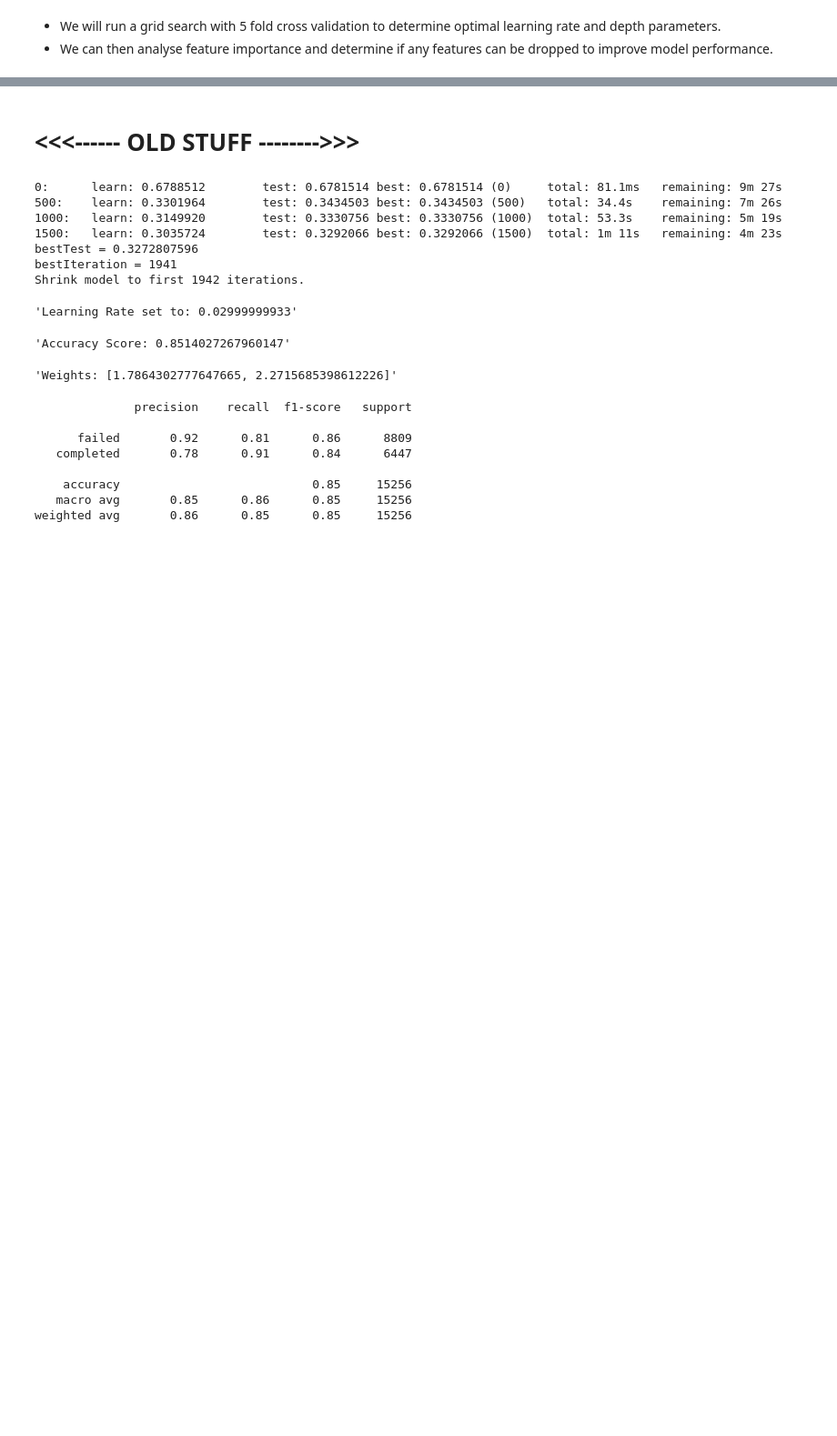
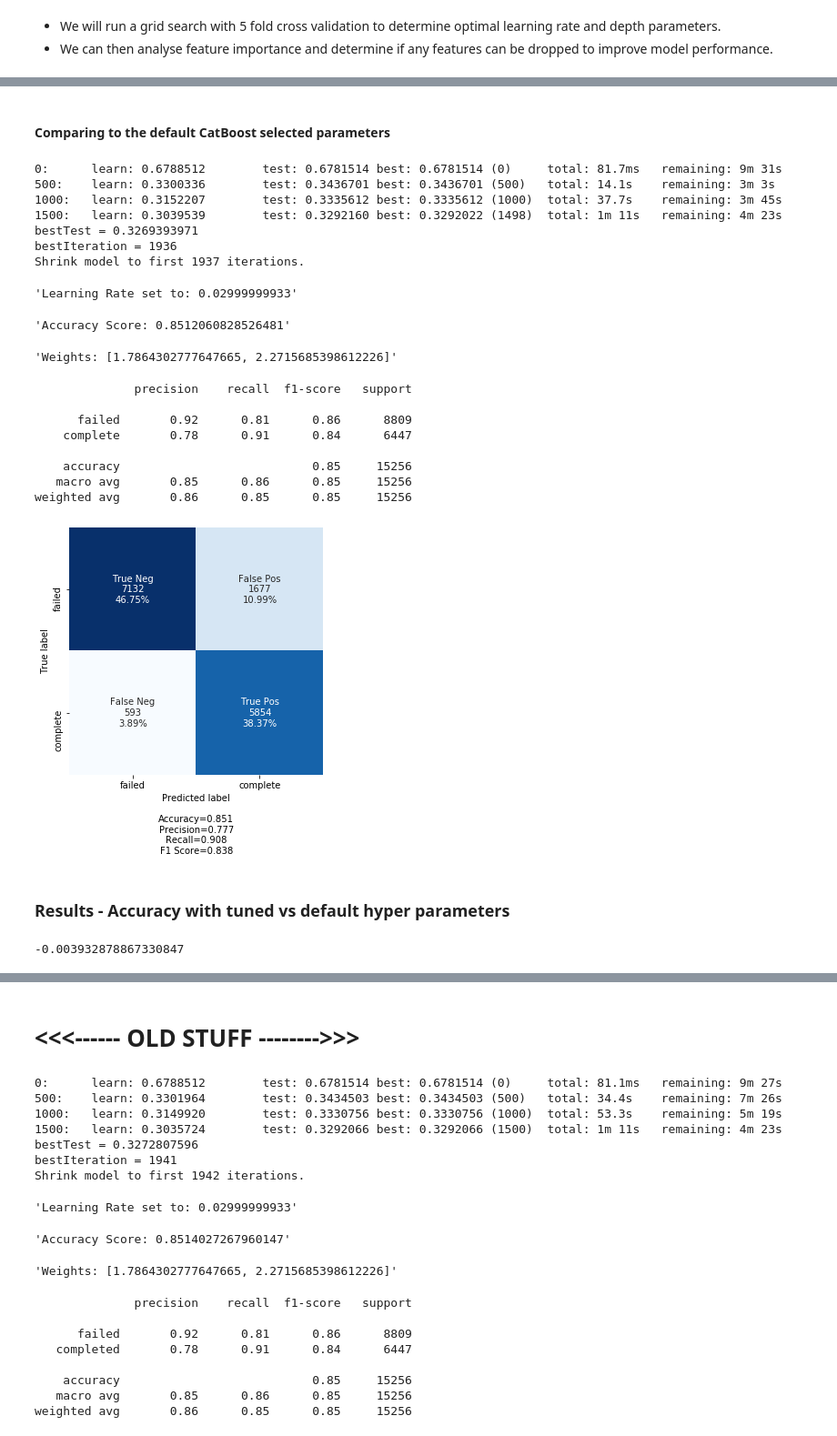
Before and after one commit to GarethEgerton/Starbucks_Udacity, a Jupyter notebook: notebooks/exploratory/4. Grid_Search_NEW.ipynb, the cells around one changed output, grey strips where cells are left out. Shown at 91% size. Drawn from its saved outputs; the diff is of its cells as text; code cells hidden in the pictures; blank space fills up the shorter version.

```diff
--- a/notebooks/exploratory/4. Grid_Search_NEW.ipynb
+++ b/notebooks/exploratory/4. Grid_Search_NEW.ipynb
@@ -298,0 +612,31 @@ gridsearch_early_stopping(cv, X_train, y_train, folds, grid, cat_features=cat_fe
+# %% [markdown]
+#### Comparing to the default CatBoost selected parameters
+# %%
+exploratory_training(labels=complete, labels_compact=labelling_complete)
+# %% [output]
+0:      learn: 0.6788512        test: 0.6781514 best: 0.6781514 (0)     total: 81.7ms   remaining: 9m 31s
+500:    learn: 0.3300336        test: 0.3436701 best: 0.3436701 (500)   total: 14.1s    remaining: 3m 3s
+1000:   learn: 0.3152207        test: 0.3335612 best: 0.3335612 (1000)  total: 37.7s    remaining: 3m 45s
+1500:   learn: 0.3039539        test: 0.3292160 best: 0.3292022 (1498)  total: 1m 11s   remaining: 4m 23s
+bestTest = 0.3269393971
+bestIteration = 1936
+Shrink model to first 1937 iterations.
+'Learning Rate set to: 0.02999999933'
+'Accuracy Score: 0.8512060828526481'
+'Weights: [1.7864302777647665, 2.2715685398612226]'
+              precision    recall  f1-score   support
+
+      failed       0.92      0.81      0.86      8809
+    complete       0.78      0.91      0.84      6447
+
+    accuracy                           0.85     15256
+   macro avg       0.85      0.86      0.85     15256
+weighted avg       0.86      0.85      0.85     15256
+[figure, added]
+# %% [markdown]
+### Results - Accuracy with tuned vs default hyper parameters
+# %%
+accuracy_improvement = 0.8472732039853172 - 0.8512060828526481
+accuracy_improvement
+# %% [output]
+-0.003932878867330847
```
Also changed, not shown: parts of 48 cells of this notebook, 33 other files.
